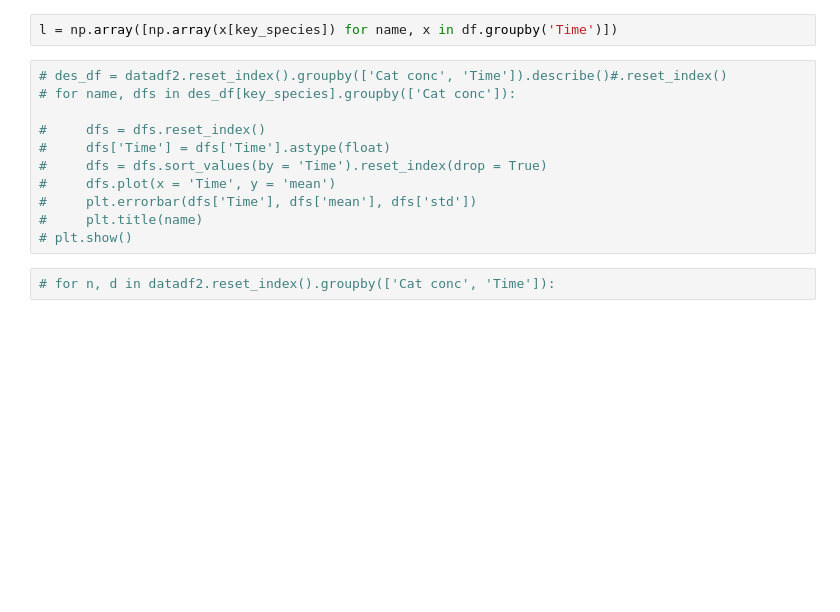
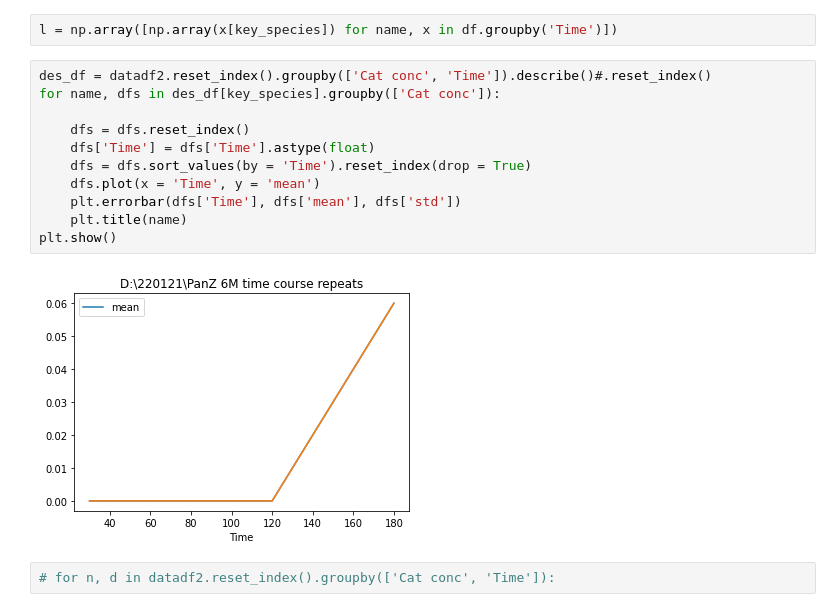
Before and after one commit to lawrencejcollins/UniDec, a Jupyter notebook: 220124 multi-processing (PanZ).ipynb, the cells around one changed output. Drawn from its saved outputs; the diff is of its cells as text; blank space fills up the shorter version.

```diff
--- a/220124 multi-processing (PanZ).ipynb
+++ b/220124 multi-processing (PanZ).ipynb
@@ -325,16 +334,18 @@ plt.show()
 # %%
 l = np.array([np.array(x[key_species]) for name, x in df.groupby('Time')])
 # %%
-# des_df = datadf2.reset_index().groupby(['Cat conc', 'Time']).describe()#.reset_index()
-# for name, dfs in des_df[key_species].groupby(['Cat conc']):
+des_df = datadf2.reset_index().groupby(['Cat conc', 'Time']).describe()#.reset_index()
+for name, dfs in des_df[key_species].groupby(['Cat conc']):
 
-#     dfs = dfs.reset_index()
-#     dfs['Time'] = dfs['Time'].astype(float)
-#     dfs = dfs.sort_values(by = 'Time').reset_index(drop = True)
-#     dfs.plot(x = 'Time', y = 'mean')
-#     plt.errorbar(dfs['Time'], dfs['mean'], dfs['std'])
-#     plt.title(name)
-# plt.show()
+    dfs = dfs.reset_index()
+    dfs['Time'] = dfs['Time'].astype(float)
+    dfs = dfs.sort_values(by = 'Time').reset_index(drop = True)
+    dfs.plot(x = 'Time', y = 'mean')
+    plt.errorbar(dfs['Time'], dfs['mean'], dfs['std'])
+    plt.title(name)
+plt.show()
+# %% [output]
+[figure, added]
 # %%
 # for n, d in datadf2.reset_index().groupby(['Cat conc', 'Time']):
 # %%
```
Also changed, not shown: parts of 6 cells of this notebook, 4 other files.
